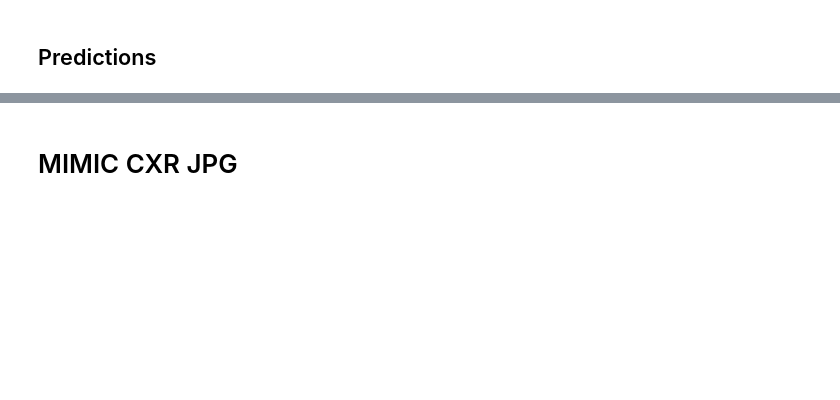
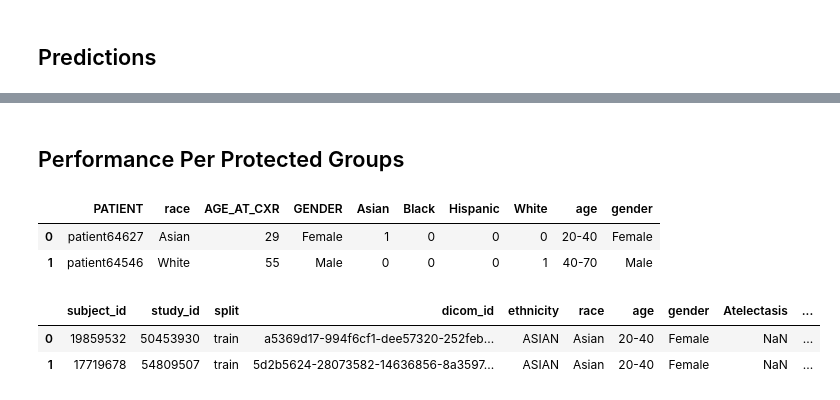
Before and after one commit to SharonPeled/racial-effect-in-radiographs-interpretation, a Jupyter notebook: evaluation.ipynb, the cells around one changed output, grey strips where cells are left out. Cells and saved outputs as stored; diff of their text form; code cells hidden in the pictures; blank space fills up the shorter version.

```diff
--- a/evaluation.ipynb
+++ b/evaluation.ipynb
@@ -266,4 +401,20 @@ columns_to_multi_index(df_res_disease_per_race, new_cols=['Dataset', 'Race'])
-# %% [markdown]
-# MIMIC CXR JPG
-# %% [markdown]
-##
+# %% [markdown]
+## Performance Per Protected Groups
+# %%
+# race, age group, and gender to ChexPertDiseaseDatatset
+cxp_race_df_labels = cxp_race_valid_dataset.df_labels[['PATIENT', 'race', 'AGE_AT_CXR', 'GENDER'] + Configs.RACE_ANNOTATIONS_COLUMNS].drop_duplicates()
+cxp_race_df_labels['age'] = cxp_race_df_labels.AGE_AT_CXR.apply(shared_utils.age_to_age_group)
+cxp_race_df_labels['gender'] = cxp_race_df_labels.GENDER
+cxp_race_df_labels.head(2)
+# %% [output]
+|  | PATIENT | race | AGE_AT_CXR | GENDER | Asian | Black | Hispanic | White | age | gender |
+| 0 | patient64627 | Asian | 29 | Female | 1 | 0 | 0 | 0 | 20-40 | Female |
+| 1 | patient64546 | White | 55 | Male | 0 | 0 | 0 | 1 | 40-70 | Male |
+# %%
+cxr_race_df_labels = cxr_race_valid_dataset.df_labels.copy()
+cxr_race_df_labels.gender.replace({"M": "Male", "F": "Female"}, inplace=True)
+cxr_race_df_labels.head(2)
+# %% [output]
+|  | subject_id | study_id | split | dicom_id | ethnicity | race | age | gender | Atelectasis | ... |
+| 0 | 19859532 | 50453930 | train | a5369d17-994f6cf1-dee57320-252feb... | ASIAN | Asian | 20-40 | Female | NaN | ... |
+| 1 | 17719678 | 54809507 | train | 5d2b5624-28073582-14636856-8a3597... | ASIAN | Asian | 20-40 | Female | NaN | ... |
```
Also changed, not shown: parts of 38 cells of this notebook, 4 other files.
